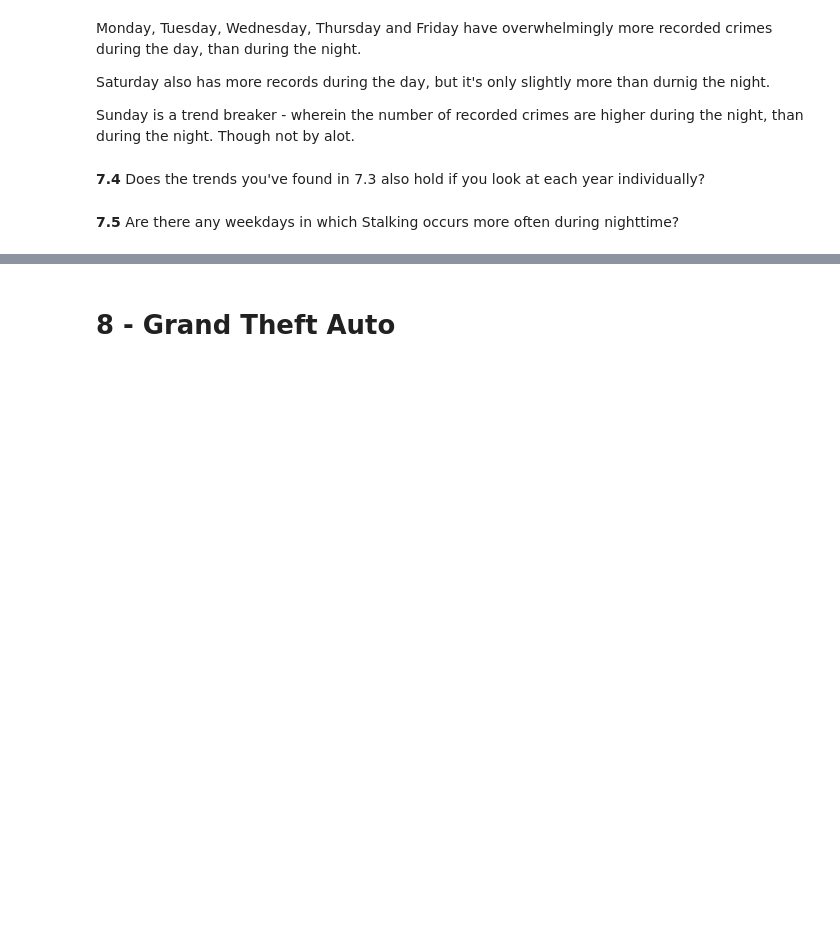
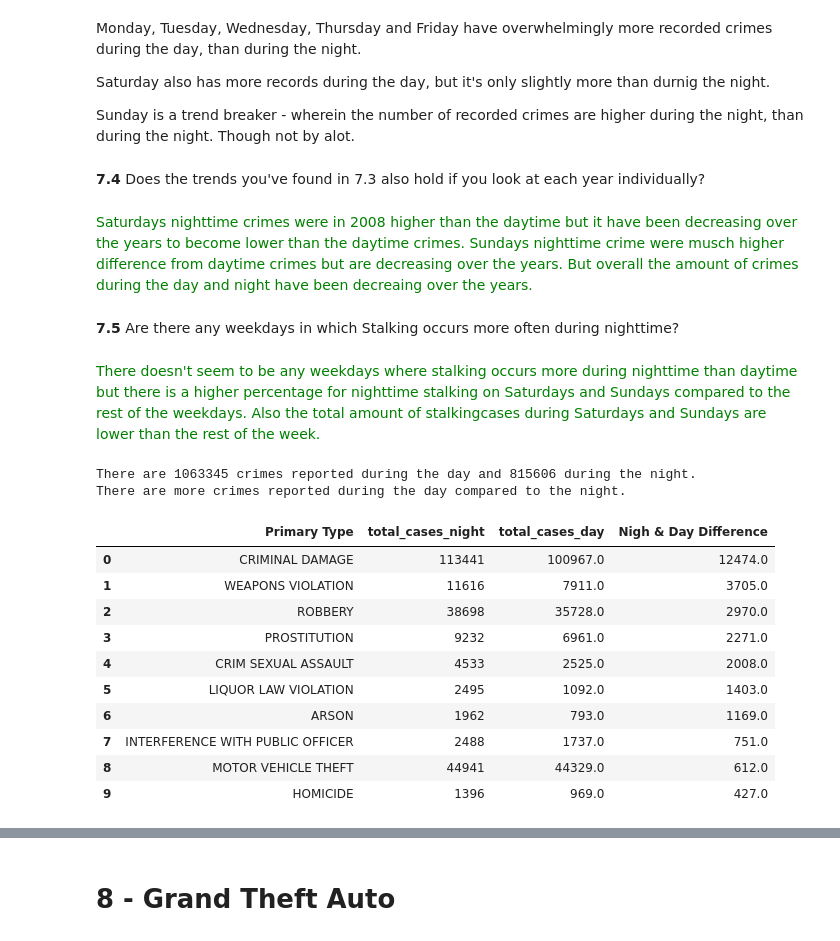
Before and after one commit to Cederlid/databehandling, a Jupyter notebook: laboration/chicago.ipynb, the cells around one changed output, grey strips where cells are left out. Cells and saved outputs as stored; diff of their text form; code cells hidden in the pictures; blank space fills up the shorter version.

Commit message:
Solve number 7.5

```diff
--- a/laboration/chicago.ipynb
+++ b/laboration/chicago.ipynb
@@ -878,5 +909,48 @@ Saturday also has more records during the day, but it's only slightly more than
 Sunday is a trend breaker - wherein the number of recorded crimes are higher during the night, than during the night. Though not by alot.
 # %% [markdown]
 **7.4** Does the trends you've found in 7.3 also hold if you look at each year individually?
+# %% [markdown]
+<font color="green">Saturdays nighttime crimes were in 2008 higher than the daytime but it have been decreasing over the years to become lower than the daytime crimes. Sundays nighttime crime were musch higher difference from daytime crimes but are decreasing over the years. But overall the amount of crimes during the day and night have been decreaing over the years.</font>
 # %% [markdown]
 **7.5** Are there any weekdays in which Stalking occurs more often during nighttime?
+# %% [markdown]
+<font color="green">There doesn't seem to be any weekdays where stalking occurs more during nighttime than daytime but there is a higher percentage for nighttime stalking on Saturdays and Sundays compared to the rest of the weekdays. Also the total amount of stalkingcases during Saturdays and Sundays are lower than the rest of the week.</font>
+# %%
+day_time = chicago_crime_2008_to_2012_df[chicago_crime_2008_to_2012_df["Hour"].between(6, 18, inclusive="both")]
+night_time = chicago_crime_2008_to_2012_df[~chicago_crime_2008_to_2012_df["Hour"].between(6, 18, inclusive="both")]
+day_time_count = day_time.shape[0]
+night_time_count = night_time.shape[0]
+print(f"There are {day_time_count} crimes reported during the day and {night_time_count} during the night.")
+if day_time_count > night_time_count:
+    print("There are more crimes reported during the day compared to the night.")
+elif day_time_count < night_time_count:
+    print("There are more crimes reported during the night compared to the day.")
+else:
+    print("The number of crimes reported during the day and night are equal.")
+
+night_crimes = night_time.groupby("Primary Type")["ID"].agg(total_cases=("size")).reset_index()
+night_crimes_sorted = night_crimes.sort_values(by="total_cases", ascending=False).reset_index(drop=True)
+
+day_crimes = day_time.groupby("Primary Type")["ID"].agg(total_cases=("size")).reset_index()
+day_crimes_sorted = day_crimes.sort_values(by="total_cases", ascending=False).reset_index(drop=True)
+
+crime_comparison = pd.merge(night_crimes_sorted, day_crimes_sorted, on="Primary Type", how="outer", suffixes=("_night", "_day"))
+crime_comparison.fillna(0, inplace=True)
+crime_comparison["Nigh & Day Difference"] = crime_comparison["total_cases_night"] - crime_comparison["total_cases_day"]
+night_cases_dominant = crime_comparison.sort_values(by="Nigh & Day Difference", ascending=False).reset_index(drop=True)
+top_10_dominant_night = night_cases_dominant.head(10)
+top_10_dominant_night
+# %% [output]
+There are 1063345 crimes reported during the day and 815606 during the night.
+There are more crimes reported during the day compared to the night.
+|  | Primary Type | total_cases_night | total_cases_day | Nigh & Day Difference |
+| 0 | CRIMINAL DAMAGE | 113441 | 100967.0 | 12474.0 |
+| 1 | WEAPONS VIOLATION | 11616 | 7911.0 | 3705.0 |
+| 2 | ROBBERY | 38698 | 35728.0 | 2970.0 |
+| 3 | PROSTITUTION | 9232 | 6961.0 | 2271.0 |
+| 4 | CRIM SEXUAL ASSAULT | 4533 | 2525.0 | 2008.0 |
+| 5 | LIQUOR LAW VIOLATION | 2495 | 1092.0 | 1403.0 |
+| 6 | ARSON | 1962 | 793.0 | 1169.0 |
+| 7 | INTERFERENCE WITH PUBLIC OFFICER | 2488 | 1737.0 | 751.0 |
+| 8 | MOTOR VEHICLE THEFT | 44941 | 44329.0 | 612.0 |
+| 9 | HOMICIDE | 1396 | 969.0 | 427.0 |
```
Also changed, not shown: parts of 6 cells of this notebook.
